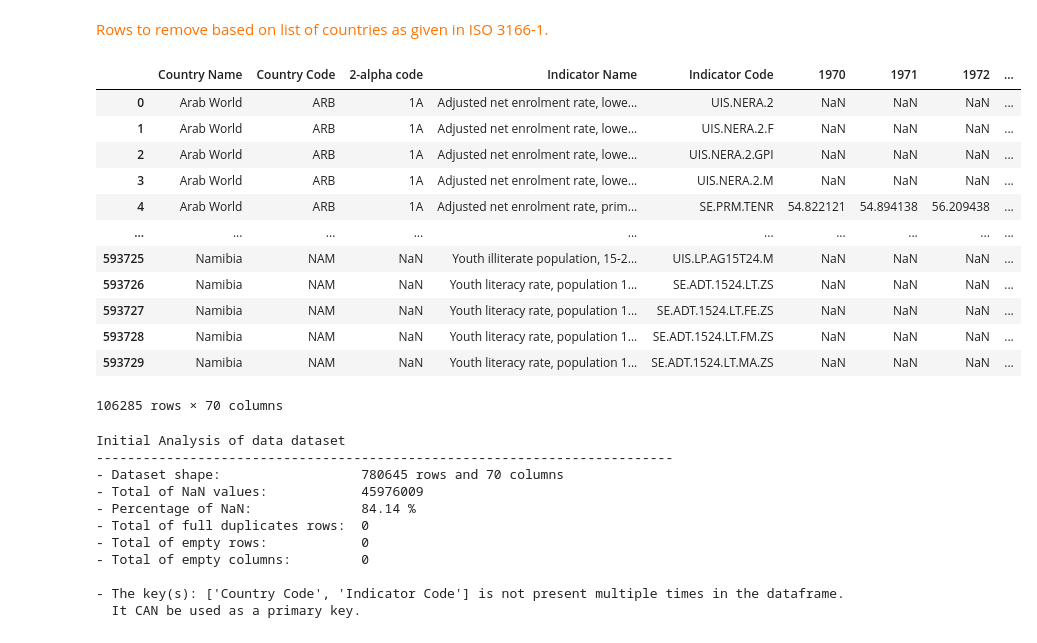
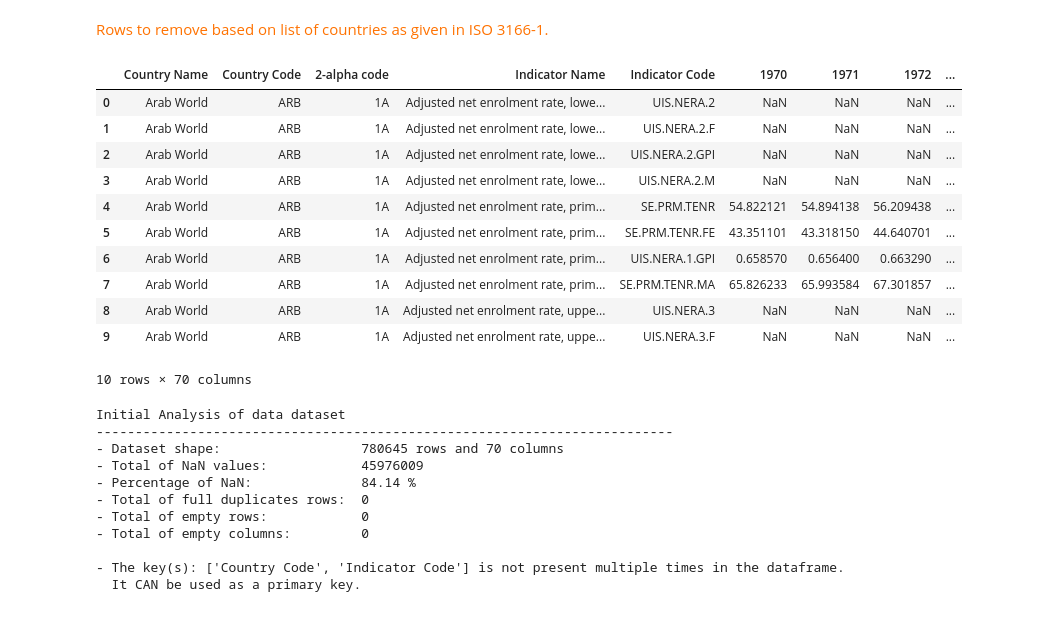
Before and after one commit to samirhinojosa/OC-P2-education-statistics, a Jupyter notebook: notebook.ipynb, the cells around one changed output. Drawn from its saved outputs; the diff is of its cells as text; code cells hidden in the pictures.

```diff
--- a/notebook.ipynb
+++ b/notebook.ipynb
@@ -543,21 +544,20 @@ df_countries_iso = pd.read_csv("datasets/countries_ISO.csv", sep=",", keep_defau
 Rows to remove based on list of countries as given in ISO 3166-1.
 </div>
 # %%
-df_data_copy[~df_data_copy["2-alpha code"].isin(df_countries_iso["Code"])]
+df_data_copy[~df_data_copy["2-alpha code"].isin(df_countries_iso["Code"])].head(10)
 # %% [output]
 |  | Country Name | Country Code | 2-alpha code | Indicator Name | Indicator Code | 1970 | 1971 | 1972 | ... |
 | 0 | Arab World | ARB | 1A | Adjusted net enrolment rate, lowe... | UIS.NERA.2 | NaN | NaN | NaN | ... |
 | 1 | Arab World | ARB | 1A | Adjusted net enrolment rate, lowe... | UIS.NERA.2.F | NaN | NaN | NaN | ... |
 | 2 | Arab World | ARB | 1A | Adjusted net enrolment rate, lowe... | UIS.NERA.2.GPI | NaN | NaN | NaN | ... |
 | 3 | Arab World | ARB | 1A | Adjusted net enrolment rate, lowe... | UIS.NERA.2.M | NaN | NaN | NaN | ... |
 | 4 | Arab World | ARB | 1A | Adjusted net enrolment rate, prim... | SE.PRM.TENR | 54.822121 | 54.894138 | 56.209438 | ... |
-| ... | ... | ... | ... | ... | ... | ... | ... | ... | ... |
-| 593725 | Namibia | NAM | NaN | Youth illiterate population, 15-2... | UIS.LP.AG15T24.M | NaN | NaN | NaN | ... |
-| 593726 | Namibia | NAM | NaN | Youth literacy rate, population 1... | SE.ADT.1524.LT.ZS | NaN | NaN | NaN | ... |
-| 593727 | Namibia | NAM | NaN | Youth literacy rate, population 1... | SE.ADT.1524.LT.FE.ZS | NaN | NaN | NaN | ... |
-| 593728 | Namibia | NAM | NaN | Youth literacy rate, population 1... | SE.ADT.1524.LT.FM.ZS | NaN | NaN | NaN | ... |
-| 593729 | Namibia | NAM | NaN | Youth literacy rate, population 1... | SE.ADT.1524.LT.MA.ZS | NaN | NaN | NaN | ... |
+| 5 | Arab World | ARB | 1A | Adjusted net enrolment rate, prim... | SE.PRM.TENR.FE | 43.351101 | 43.318150 | 44.640701 | ... |
+| 6 | Arab World | ARB | 1A | Adjusted net enrolment rate, prim... | UIS.NERA.1.GPI | 0.658570 | 0.656400 | 0.663290 | ... |
+| 7 | Arab World | ARB | 1A | Adjusted net enrolment rate, prim... | SE.PRM.TENR.MA | 65.826233 | 65.993584 | 67.301857 | ... |
+| 8 | Arab World | ARB | 1A | Adjusted net enrolment rate, uppe... | UIS.NERA.3 | NaN | NaN | NaN | ... |
+| 9 | Arab World | ARB | 1A | Adjusted net enrolment rate, uppe... | UIS.NERA.3.F | NaN | NaN | NaN | ... |
-106285 rows × 70 columns
+10 rows × 70 columns
 # %%
 # Filter "EdStatsData.csv" based on the list of countries as given in ISO 3166-1
 df_data_copy = df_data_copy[df_data_copy["2-alpha code"].isin(df_countries_iso["Code"])]
```
Also changed, not shown: parts of 6 cells of this notebook.
